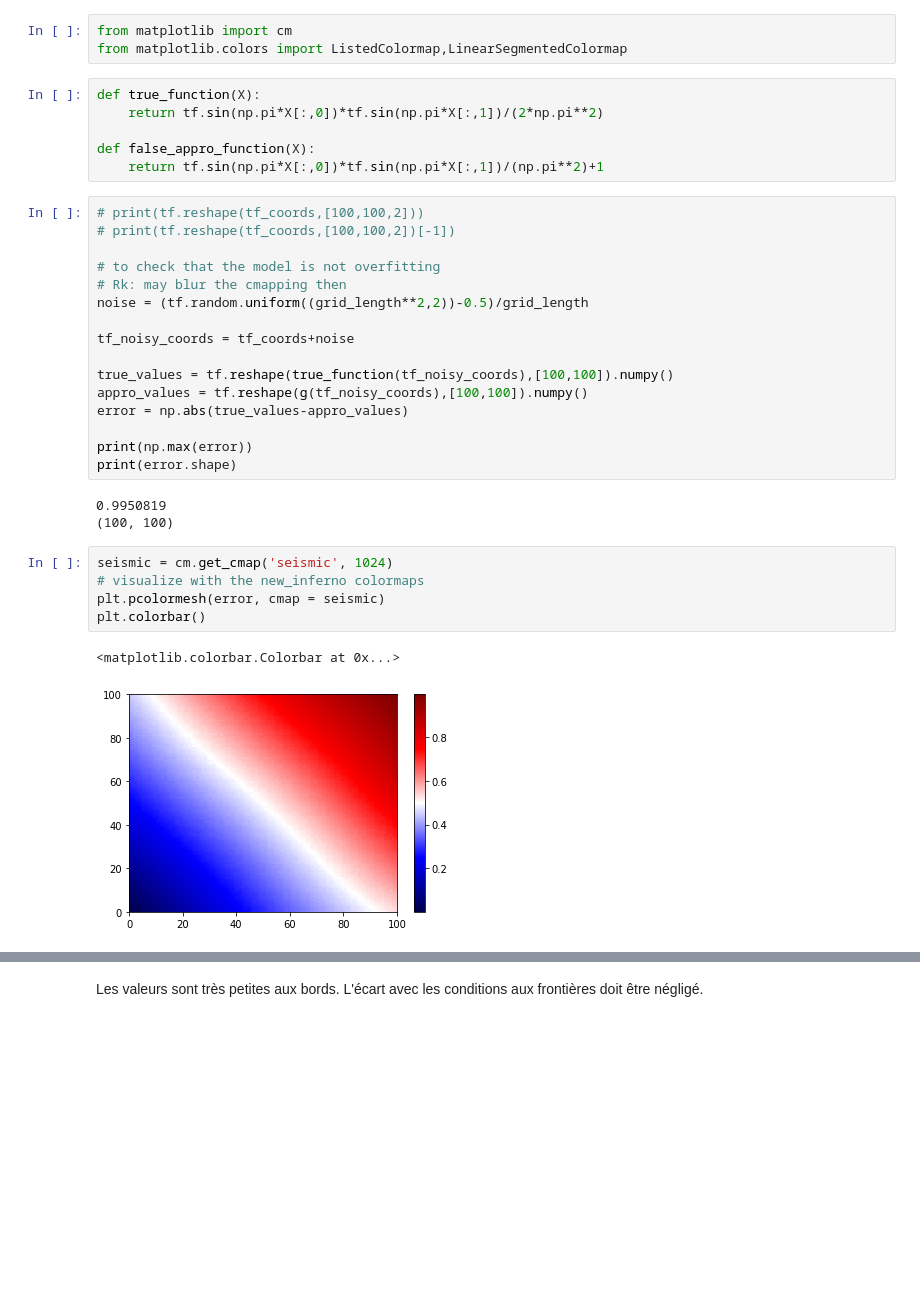
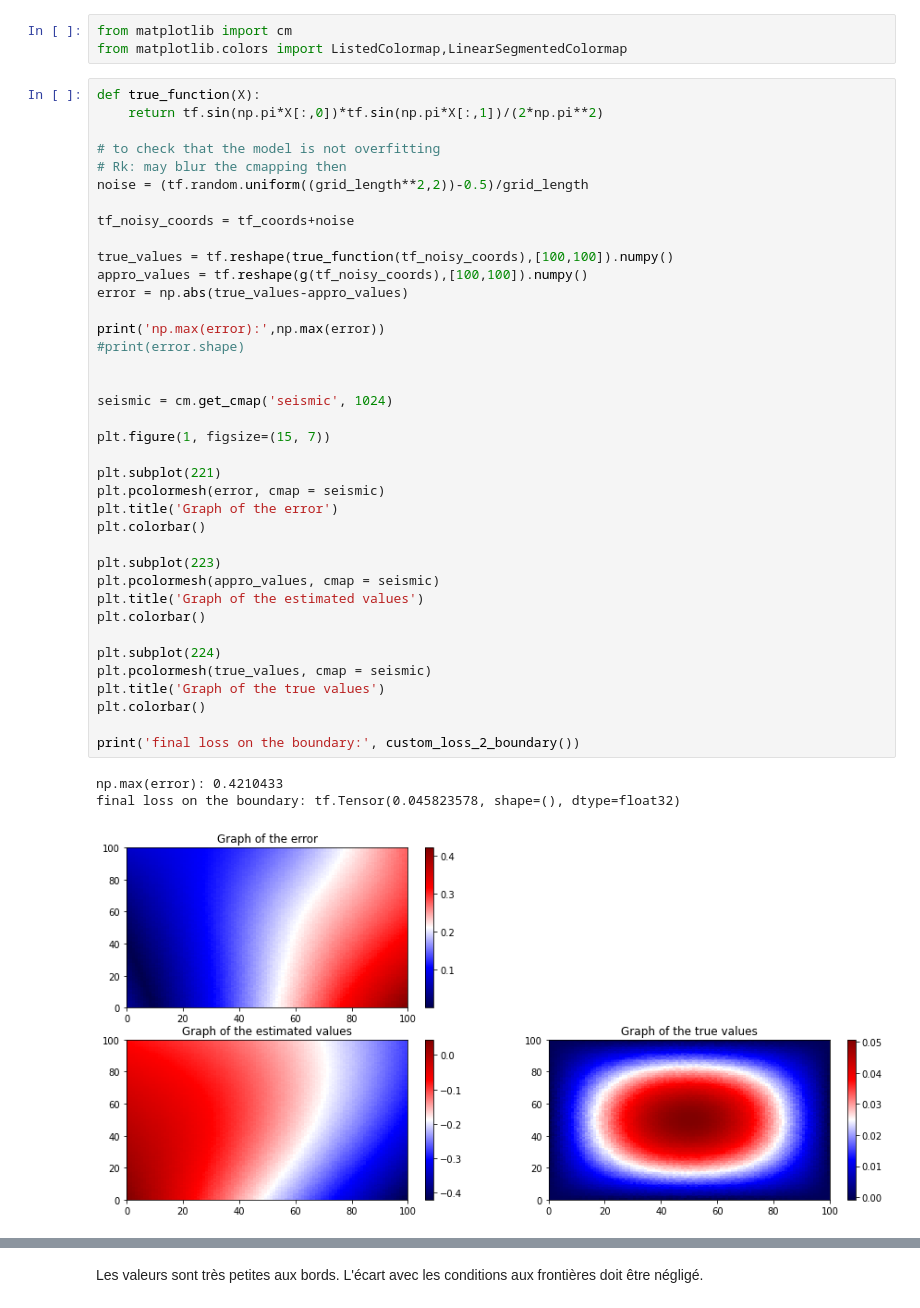
Before and after one commit to LawsonOliveira/Tsunami, a Jupyter notebook: differentiate/NN_test_function_A_F.ipynb, the cells around one changed output, grey strips where cells are left out. Drawn from its saved outputs; the diff is of its cells as text; blank space fills up the shorter version.

```diff
--- a/differentiate/NN_test_function_A_F.ipynb
+++ b/differentiate/NN_test_function_A_F.ipynb
@@ -368,36 +392,45 @@ Remark for method 1: considering the low evolution after 100 epochs, we could ha
 # %%
 from matplotlib import cm
 from matplotlib.colors import ListedColormap,LinearSegmentedColormap
-# %%
-def true_function(X):
-    return tf.sin(np.pi*X[:,0])*tf.sin(np.pi*X[:,1])/(2*np.pi**2)
-
-def false_appro_function(X):
-    return tf.sin(np.pi*X[:,0])*tf.sin(np.pi*X[:,1])/(np.pi**2)+1
 # %%
-# print(tf.reshape(tf_coords,[100,100,2]))
-# print(tf.reshape(tf_coords,[100,100,2])[-1])
+def true_function(X):
+    return tf.sin(np.pi*X[:,0])*tf.sin(np.pi*X[:,1])/(2*np.pi**2)
 
 # to check that the model is not overfitting
 # Rk: may blur the cmapping then
 noise = (tf.random.uniform((grid_length**2,2))-0.5)/grid_length
 
 tf_noisy_coords = tf_coords+noise
 
 true_values = tf.reshape(true_function(tf_noisy_coords),[100,100]).numpy()
 appro_values = tf.reshape(g(tf_noisy_coords),[100,100]).numpy()
 error = np.abs(true_values-appro_values)
 
-print(np.max(error))
-print(error.shape)
+print('np.max(error):',np.max(error))
+#print(error.shape)
+
+
+seismic = cm.get_cmap('seismic', 1024)
+
+plt.figure(1, figsize=(15, 7))
+
+plt.subplot(221)
+plt.pcolormesh(error, cmap = seismic)
+plt.title('Graph of the error')
+plt.colorbar()
+
+plt.subplot(223)
+plt.pcolormesh(appro_values, cmap = seismic)
+plt.title('Graph of the estimated values')
+plt.colorbar()
+
+plt.subplot(224)
+plt.pcolormesh(true_values, cmap = seismic)
+plt.title('Graph of the true values')
+plt.colorbar()
+
+print('final loss on the boundary:', custom_loss_2_boundary())
 # %% [output]
-0.9950819
-(100, 100)
+np.max(error): 0.4210433
+final loss on the boundary: tf.Tensor(0.045823578, shape=(), dtype=float32)
+[figure, added]
-# %%
-seismic = cm.get_cmap('seismic', 1024)
-# visualize with the new_inferno colormaps
-plt.pcolormesh(error, cmap = seismic)
-plt.colorbar()
-# %% [output]
-<matplotlib.colorbar.Colorbar at 0x...>
-[figure, removed]
```
Also changed, not shown: parts of 10 cells of this notebook, 1 other file.
